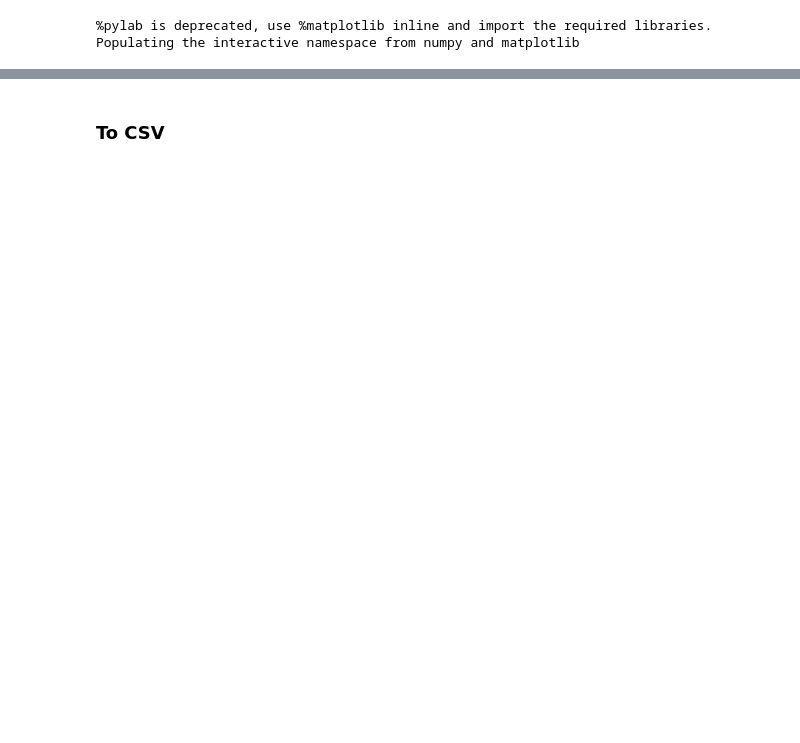
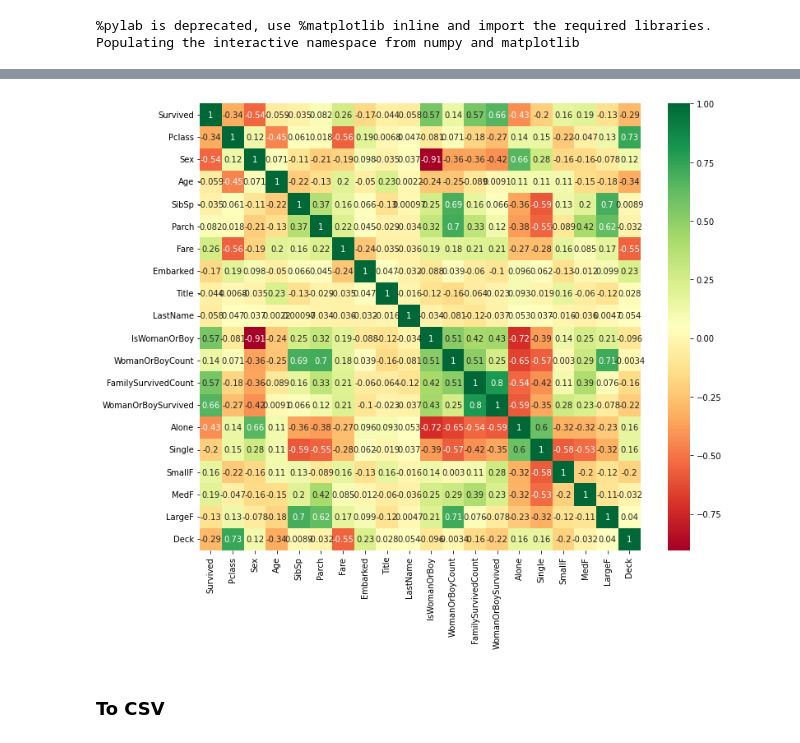
Before and after one commit to tpeat/titanic-ml, a Jupyter notebook: titanic_example.ipynb, the cells around one changed output, grey strips where cells are left out. Saved outputs shown, nothing was run; the diff lists cells and outputs as text; code cells hidden in the pictures; blank space fills up the shorter version.

```diff
--- a/titanic_example.ipynb
+++ b/titanic_example.ipynb
@@ -75,19 +85,22 @@ def process_name(df):
     df = parse_title(df)
     df['LastName'] = df.Name.str.split(',').str[0]
     # get information about sex from title
-    df['IsWomanOrBoy'] = ((df.Title == 'Master') | (df.Sex == 'female'))
+    df['IsWomanOrBoy'] = (df.Title == 'Master') | (df.Sex == 'female')
     return df
 
 def add_family_info(df):
     family = df.groupby(df.LastName).Survived
-    # count woman or boy
     df['WomanOrBoyCount'] = family.transform(lambda s: s[df.IsWomanOrBoy].fillna(0).count())
-    # df['WomanOrBoyCount'] = df.mask(df.IsWomanOrBoy, df.WomanOrBoyCount - 1, axis=0)
+    # not working -> columns must be same size as key
+    print(df.IsWomanOrBoy.shape, df.WomanOrBoyCount.shape)
+    # fix nans
+    # df.mask(df.IsWomanOrBoy, df.WomanOrBoyCount, axis=0, inplace=True)
     df['FamilySurvivedCount'] = family.transform(lambda s: s[df.IsWomanOrBoy].fillna(0).sum())
-    # df['FamilySurvivedCount'] = df.mask(df.IsWomanOrBoy, df.FamilySurvivedCount - df.Survived.fillna(0), axis=0)
+    # df['FamilySurvivedCount'] = df.mask(df.IsWomanOrBoy, df.FamilySurvivedCount - df.Survived.fillna(0), axis=0, inplace=True)
     df['WomanOrBoySurvived'] = df.FamilySurvivedCount / df.WomanOrBoyCount.replace(0, np.nan)
     df.WomanOrBoyCount = df.WomanOrBoyCount.replace(np.nan, 0)
     df['Alone'] = (df.WomanOrBoyCount == 0)
+
 
     # Family_Size
     df['FamilySize'] = df['SibSp'] + df['Parch'] + 1
@@ -116,18 +129,3 @@ def fill_missing(df):
     df.FamilySurvivedCount = df.FamilySurvivedCount.fillna(0)
     df.Alone = df.Alone.fillna(0)
     return df
-# %%
-def encode_types(df):
-    numerics = ['int8', 'int16', 'int32', 'int64', 'float16', 'float32', 'float64']
-    categorical_columns = []
-    features = df.columns.values.tolist()
-    for col in features:
-        if df[col].dtype in numerics: continue
-        categorical_columns.append(col)
-    # Encoding categorical features
-    for col in categorical_columns:
-        if col in df.columns:
-            le = LabelEncoder()
-            le.fit(list(df[col].astype(str).values))
-            df[col] = le.transform(list(df[col].astype(str).values))
-    return df
@@ -187,3 +252,18 @@ PassengerId
+# %%
+'''
+Interpretting the data:
+Green and rating close to 1 == multicolinarity (they contain basically the same information)
+Red and close to -1 means:
+'''
+def feature_correlation(df):
+    #Using Pearson Correlation
+    plt.figure(figsize=(12,10))
+    cor = df.corr()
+    sns.heatmap(cor, annot=True, cmap='RdYlGn')
+    plt.show()
+feature_correlation(df)
+# %% [output]
+[figure, added]
 # %% [markdown]
 ### To CSV
 # %%
```
Also changed, not shown: parts of 29 cells of this notebook.
